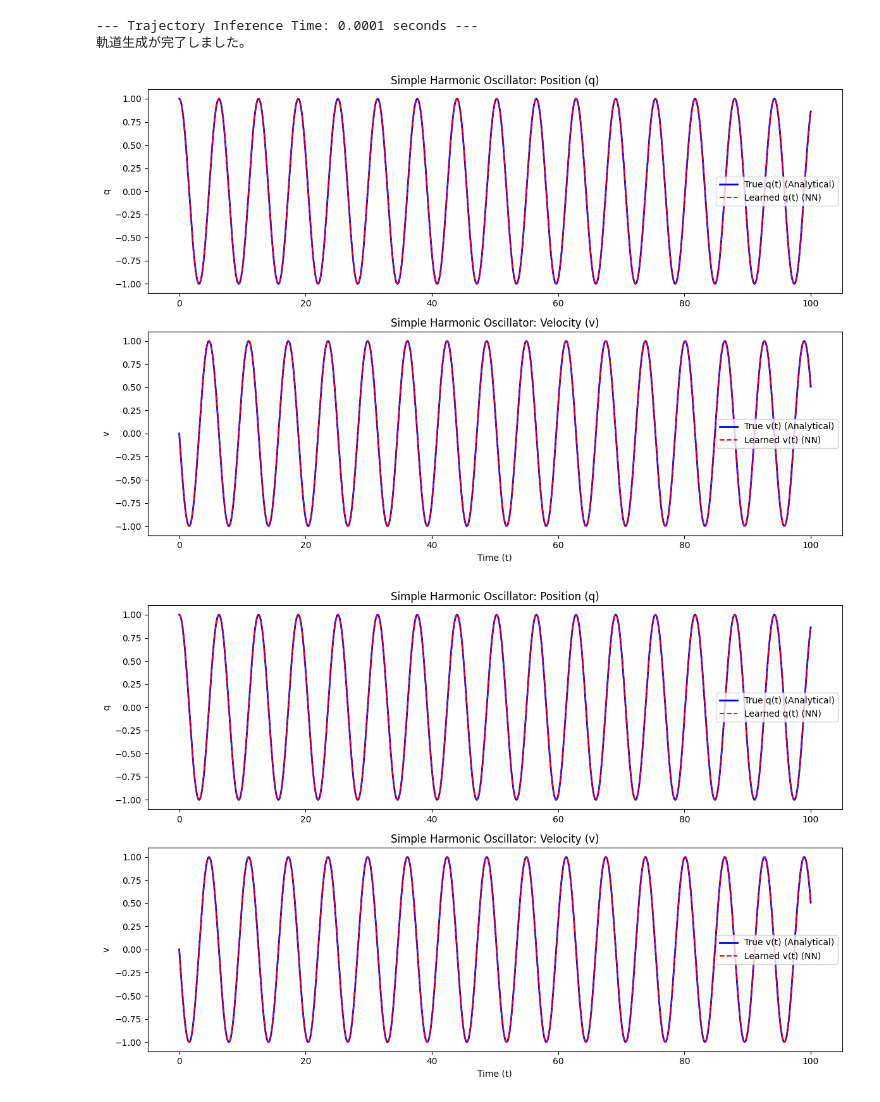
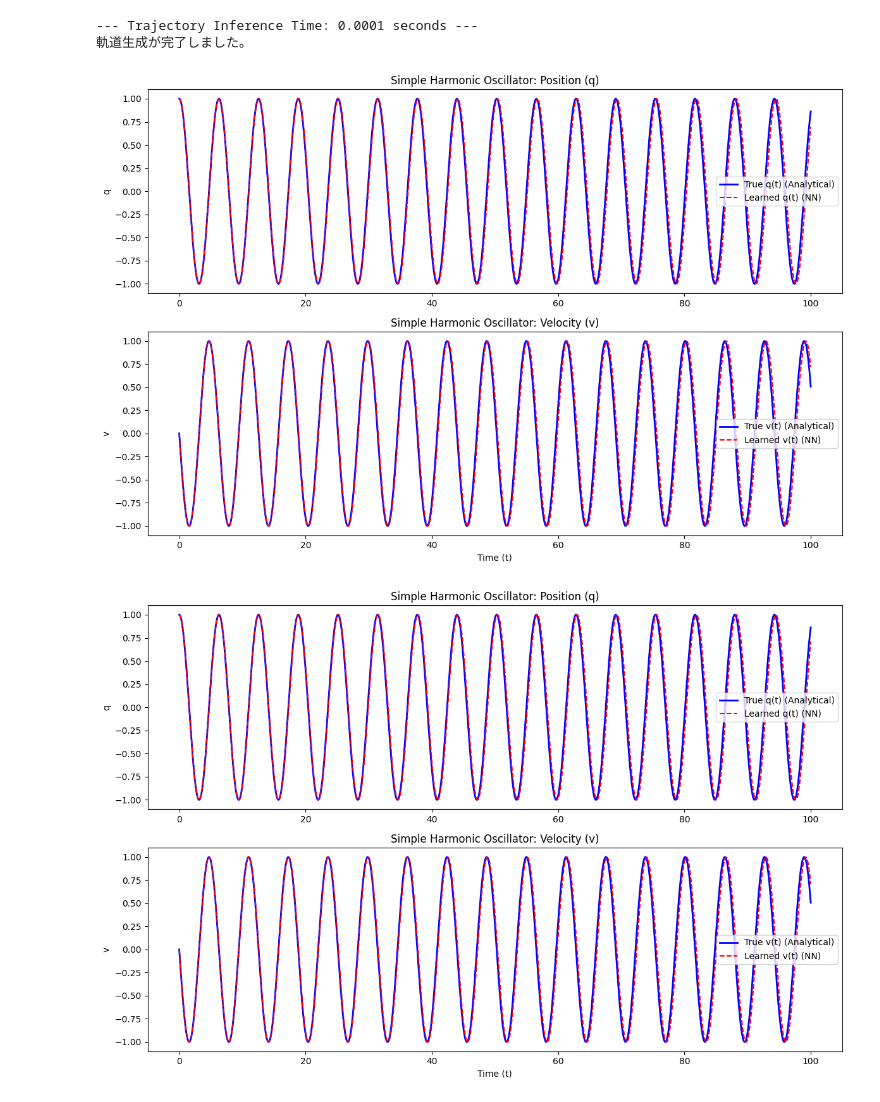
Before and after one commit to nkjm108/PIML, a Jupyter notebook: harmonic_ocillation_1D/H1D_HNN.ipynb, the cells around one changed output. Saved outputs shown, nothing was run; the diff lists cells and outputs as text; code cells hidden in the pictures.

```diff
--- a/harmonic_ocillation_1D/H1D_HNN.ipynb
+++ b/harmonic_ocillation_1D/H1D_HNN.ipynb
@@ -56,7 +56,7 @@ def H_analytical(state, m=1.0, k=1.0):
 q_dim = 1
 hidden_dim = 200
 learning_rate = 1e-2
-num_epochs = 4500
+num_epochs = 2000
 key = jax.random.PRNGKey(8)
 
 # --- setup trajectory of training and test data ---
@@ -135,7 +135,7 @@ dummy_p = jnp.zeros((q_dim,))
 dummy_state = (0.0, dummy_q, dummy_p)
 
 params = hnn_model.init(init_key, dummy_state)['params'] #構造を決定
-optimizer = optax.adamw(learning_rate, weight_decay=1e-5)
+optimizer = optax.adamw(learning_rate, weight_decay=1e-4)
 opt_state = optimizer.init(params) #重みを追跡するために必要な内部メモリ状態
 
 print("モデルとオプティマイザの初期化完了。学習を開始します...")
@@ -227,8 +222,10 @@ ham_states_learned_hnn = solver_learned_hnn(initial_state_ham, t_eval) #HNNか
 lag_states_learned_hnn = jax.vmap(ham_to_lag_state_fn_true)(ham_states_learned_hnn)
 
 #LNN_from_HNN
-lag_states_learned_lnn_from_hnn = solver_learned_lnn_from_hnn(initial_state_lag, t_eval)
-ham_states_learned_lnn_from_hnn = jax.vmap(lag_to_ham_state_fn_learned)(lag_states_learned_lnn_from_hnn) #ここでスケールを修正
+v_learned_init_fn = ham.hamiltonian_state_to_lagrangian_state(HNN_fn)
+initial_state_lnn_learned = v_learned_init_fn(initial_state_ham)
+lag_states_learned_lnn_from_hnn = solver_learned_lnn_from_hnn(initial_state_lnn_learned, t_eval)
+ham_states_learned_lnn_from_hnn = jax.vmap(lag_to_ham_state_fn_learned)(lag_states_learned_lnn_from_hnn) #ここでリスケールが完了する
 lag_states_learned_lnn_from_hnn = jax.vmap(ham_to_lag_state_fn_true)(ham_states_learned_lnn_from_hnn)
 
 start_inference_time = time.time()
@@ -243,37 +240,37 @@ print("軌道生成が完了しました。")
 '''
 plot result
 '''
 
 #true
-t_true_hnn, q_true_hnn, p_true_hnn = ham_states_true
-v_true_hnn = lag_states_true[2]
+t_true, q_true, p_true = ham_states_true
+v_true = lag_states_true[2]
 
 #HNN
 t_learned_hnn, q_learned_hnn, p_learned_hnn = ham_states_learned_hnn
 v_learned_hnn = lag_states_learned_hnn[2]
 
 #LNN_from_HNN
 t_learned_lnn_from_hnn, q_learned_lnn_from_hnn, v_learned_lnn_from_hnn = lag_states_learned_lnn_from_hnn
 p_learned_lnn_from_hnn = ham_states_learned_lnn_from_hnn[2]
 
 title_prefix="Simple Harmonic Oscillator:"
 plotting.plot_trajectory_comparison(
-    t_true_hnn, q_true_hnn, v_true_hnn,
+    t_true, q_true, v_true,
     t_learned_hnn, q_learned_hnn, v_learned_hnn,
     title_prefix
 )
 
 plotting.plot_trajectory_comparison(
-    t_true_hnn, q_true_hnn, v_true_hnn,
+    t_true, q_true, v_true,
     t_learned_lnn_from_hnn, q_learned_lnn_from_hnn, v_learned_lnn_from_hnn,
     title_prefix
 )
 
 plotting.plot_phase_space(
-    q_true_hnn, p_true_hnn,
+    q_true, p_true,
     q_learned_hnn, p_learned_hnn,
     title_prefix
     )
 # %% [output]
-[figure, old version]
+[figure, new version]
-[figure, old version]
+[figure, new version]
```
Also changed, not shown: parts of 4 cells of this notebook, 5 other files.
